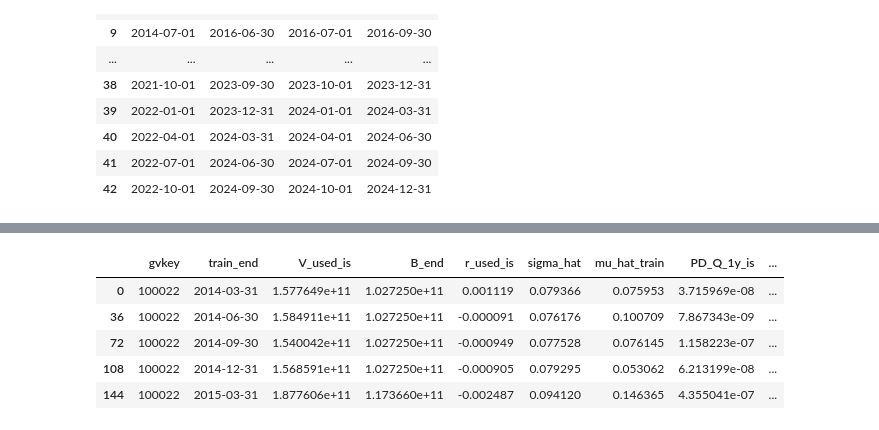
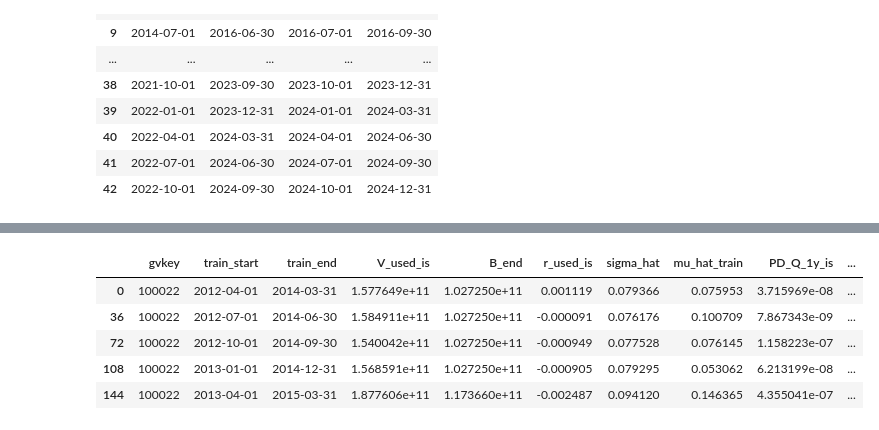
Before and after one commit to keenanveronica/Merton_NIGbayesian, a Jupyter notebook: notebooks_clean/merton_freq.ipynb, the cells around one changed output, grey strips where cells are left out. Saved outputs shown, nothing was run; the diff lists cells and outputs as text; code cells hidden in the pictures.

```diff
--- a/notebooks_clean/merton_freq.ipynb
+++ b/notebooks_clean/merton_freq.ipynb
@@ -544,39 +492,39 @@ Name: sigma_hat, dtype: float64
 # %%
 # Show in-sample PDs and the exact V and B used (and r) next to them
 # last weekly implied asset row in-sample per (train_end, gvkey)
 is_last = (
     roll_weekly_is_df.sort_values(["train_end", "gvkey", "date"])
     .groupby(["train_end", "gvkey"], as_index=False)
     .tail(1)
     .rename(columns={"V_hat": "V_used_is", "r": "r_used_is"})
     [["train_end", "gvkey", "V_used_is", "r_used_is"]]
 )
 
 insample_view = (
     roll_summary_df
     .merge(is_last, on=["train_end", "gvkey"], how="left")
 )
 
 # add percent versions for readability
 insample_view["PD_Q_1y_is_pct"] = 100.0 * insample_view["PD_Q_1y_is"]
 insample_view["PD_P_1y_is_pct"] = 100.0 * insample_view["PD_P_1y_is"]
 
 cols = [
-    "gvkey", "train_end",
+    "gvkey", "train_start", "train_end",
     "V_used_is", "B_end", "r_used_is",
     "sigma_hat", "mu_hat_train",
     "PD_Q_1y_is", "PD_Q_1y_is_pct",
     "PD_P_1y_is", "PD_P_1y_is_pct",
 ]
 
 display(insample_view[cols].sort_values(["gvkey", "train_end"]).head())
 # %% [output]
-|  | gvkey | train_end | V_used_is | B_end | r_used_is | sigma_hat | mu_hat_train | PD_Q_1y_is | ... |
-| 0 | 100022 | 2014-03-31 | 1.577649e+11 | 1.027250e+11 | 0.001119 | 0.079366 | 0.075953 | 3.715969e-08 | ... |
-| 36 | 100022 | 2014-06-30 | 1.584911e+11 | 1.027250e+11 | -0.000091 | 0.076176 | 0.100709 | 7.867343e-09 | ... |
-| 72 | 100022 | 2014-09-30 | 1.540042e+11 | 1.027250e+11 | -0.000949 | 0.077528 | 0.076145 | 1.158223e-07 | ... |
-| 108 | 100022 | 2014-12-31 | 1.568591e+11 | 1.027250e+11 | -0.000905 | 0.079295 | 0.053062 | 6.213199e-08 | ... |
-| 144 | 100022 | 2015-03-31 | 1.877606e+11 | 1.173660e+11 | -0.002487 | 0.094120 | 0.146365 | 4.355041e-07 | ... |
+|  | gvkey | train_start | train_end | V_used_is | B_end | r_used_is | sigma_hat | mu_hat_train | PD_Q_1y_is | ... |
+| 0 | 100022 | 2012-04-01 | 2014-03-31 | 1.577649e+11 | 1.027250e+11 | 0.001119 | 0.079366 | 0.075953 | 3.715969e-08 | ... |
+| 36 | 100022 | 2012-07-01 | 2014-06-30 | 1.584911e+11 | 1.027250e+11 | -0.000091 | 0.076176 | 0.100709 | 7.867343e-09 | ... |
+| 72 | 100022 | 2012-10-01 | 2014-09-30 | 1.540042e+11 | 1.027250e+11 | -0.000949 | 0.077528 | 0.076145 | 1.158223e-07 | ... |
+| 108 | 100022 | 2013-01-01 | 2014-12-31 | 1.568591e+11 | 1.027250e+11 | -0.000905 | 0.079295 | 0.053062 | 6.213199e-08 | ... |
+| 144 | 100022 | 2013-04-01 | 2015-03-31 | 1.877606e+11 | 1.173660e+11 | -0.002487 | 0.094120 | 0.146365 | 4.355041e-07 | ... |
 # %%
 roll_summary_df = roll_summary_df.copy()
 roll_weekly_is_df = roll_weekly_is_df.copy()
```
Also changed, not shown: parts of 3 cells of this notebook, 5 other files.
